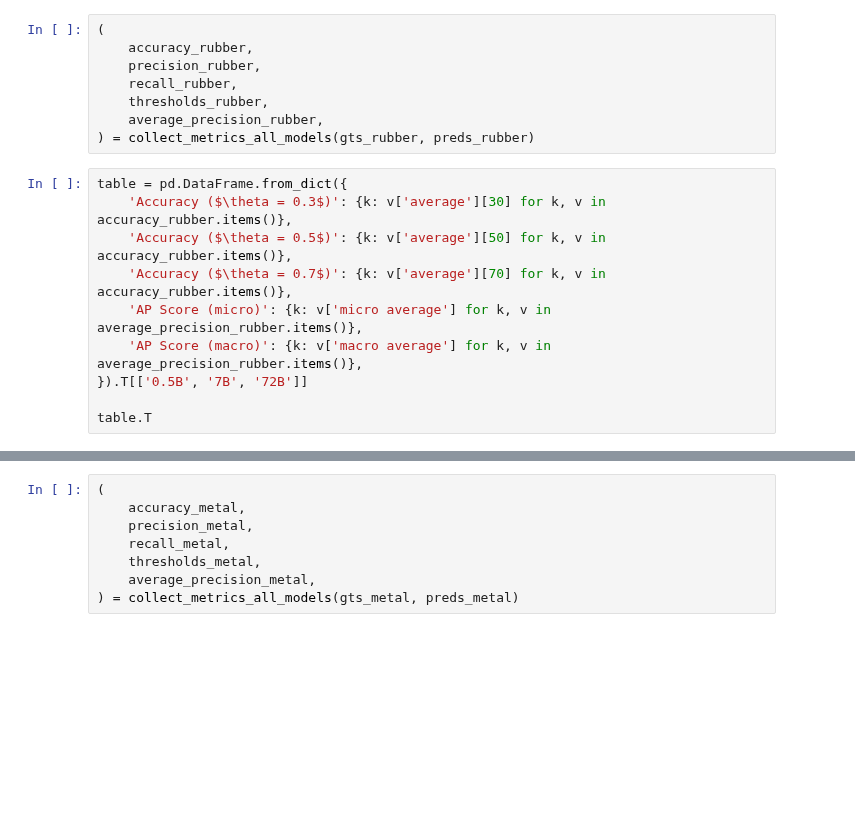
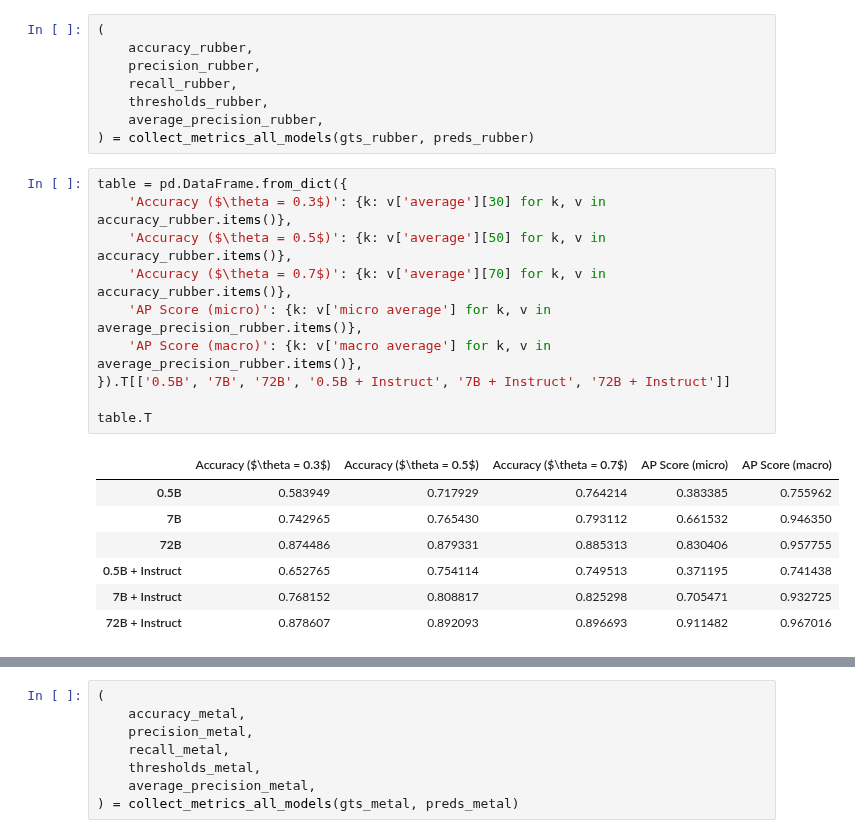
Before and after one commit to CLAIR-LAB-TECHNION/s3e, a Jupyter notebook: full_res_PRB.ipynb, the cells around one changed output, grey strips where cells are left out. Cells and saved outputs as stored; diff of their text form; blank space fills up the shorter version.

```diff
--- a/full_res_PRB.ipynb
+++ b/full_res_PRB.ipynb
@@ -302,13 +308,21 @@ all_renders_rubber, gts_rubber, preds_rubber = filter_data(all_renders, gts, pre
 # %%
 table = pd.DataFrame.from_dict({
     'Accuracy ($\theta = 0.3$)': {k: v['average'][30] for k, v in accuracy_rubber.items()},
     'Accuracy ($\theta = 0.5$)': {k: v['average'][50] for k, v in accuracy_rubber.items()},
     'Accuracy ($\theta = 0.7$)': {k: v['average'][70] for k, v in accuracy_rubber.items()},
     'AP Score (micro)': {k: v['micro average'] for k, v in average_precision_rubber.items()},
     'AP Score (macro)': {k: v['macro average'] for k, v in average_precision_rubber.items()},
-}).T[['0.5B', '7B', '72B']]
+}).T[['0.5B', '7B', '72B', '0.5B + Instruct', '7B + Instruct', '72B + Instruct']]
 
 table.T
+# %% [output]
+|  | Accuracy ($\theta = 0.3$) | Accuracy ($\theta = 0.5$) | Accuracy ($\theta = 0.7$) | AP Score (micro) | AP Score (macro) |
+| 0.5B | 0.583949 | 0.717929 | 0.764214 | 0.383385 | 0.755962 |
+| 7B | 0.742965 | 0.765430 | 0.793112 | 0.661532 | 0.946350 |
+| 72B | 0.874486 | 0.879331 | 0.885313 | 0.830406 | 0.957755 |
+| 0.5B + Instruct | 0.652765 | 0.754114 | 0.749513 | 0.371195 | 0.741438 |
+| 7B + Instruct | 0.768152 | 0.808817 | 0.825298 | 0.705471 | 0.932725 |
+| 72B + Instruct | 0.878607 | 0.892093 | 0.896693 | 0.911482 | 0.967016 |
 # %%
 all_renders_metal, gts_metal, preds_metal = filter_data(all_renders, gts, preds,
                                                         'examples/prb/data_dir',
```
Also changed, not shown: parts of 22 cells of this notebook, 20 other files.
